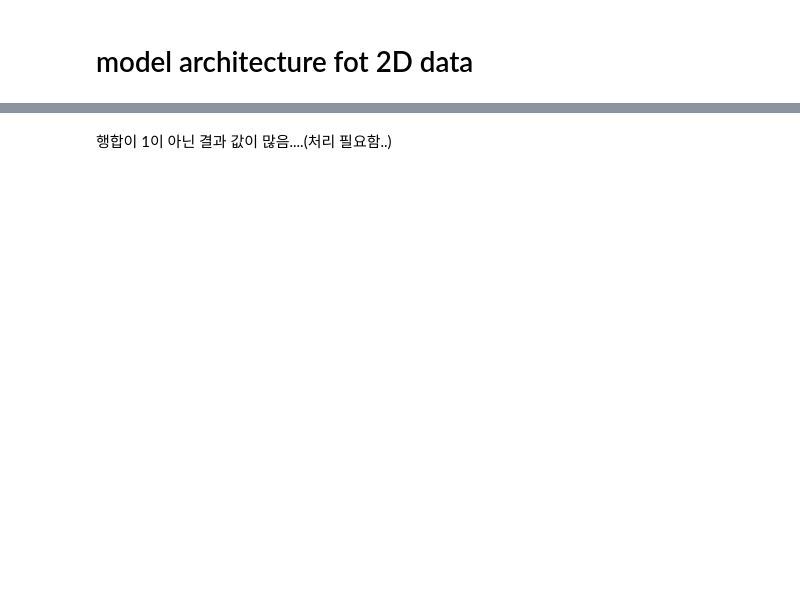
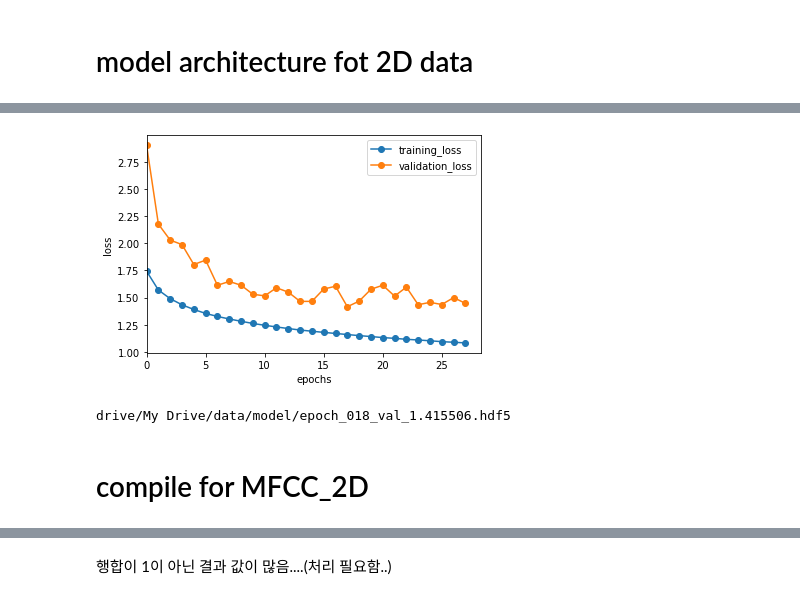
Before and after one commit to 100jy/voice_competition, a Jupyter notebook: baseline_코드.ipynb, the cells around one changed output, grey strips where cells are left out. Cells and saved outputs as stored; diff of their text form; code cells hidden in the pictures; blank space fills up the shorter version.

```diff
--- a/baseline_코드.ipynb
+++ b/baseline_코드.ipynb
@@ -194,14 +272,0 @@ history = model.fit(x_train, y_train, epochs = 100, batch_size = 256, validation
-# %%
-model_path = 'drive/My Drive/data/model/'
-if not os.path.exists(model_path):
-  os.mkdir(model_path)
-
-# validattion 기준 모델 갱신
-model_file = model_path + 'epoch_{epoch:03d}_val_{val_loss:3f}.hdf5'
-checkpoint = ModelCheckpoint(filepath = model_file, monitor = 'val_loss', verbose = 1, save_best_only =True)
-
-#10회간 validatation 좋아지지 않으면 early stop
-early_stop = EarlyStopping(monitor = 'val_loss', patience = 10)
-
-history = model.fit(x_train, y_train, epochs = 100, batch_size = 256, validation_split = 0.2, shuffle = True,
-                    callbacks = [checkpoint, early_stop])
@@ -257,0 +303,14 @@ drive/My Drive/data/model/epoch_008_val_1.724779.hdf5
+# %%
+model_path = 'drive/My Drive/data/model/'
+if not os.path.exists(model_path):
+  os.mkdir(model_path)
+
+# validattion 기준 모델 갱신
+model_file = model_path + 'epoch_{epoch:03d}_val_{val_loss:3f}.hdf5'
+checkpoint = ModelCheckpoint(filepath = model_file, monitor = 'val_loss', verbose = 1, save_best_only =True)
+
+#10회간 validatation 좋아지지 않으면 early stop
+early_stop = EarlyStopping(monitor = 'val_loss', patience = 10)
+
+history = model.fit(x_train, y_train, epochs = 100, batch_size = 64, validation_split = 0.2, shuffle = True,
+                    callbacks = [checkpoint, early_stop])
@@ -257,0 +335,42 @@ drive/My Drive/data/model/epoch_008_val_1.724779.hdf5
+# %%
+# 훈련 결과를 확인합니다.
+# validation 성능 fool하다....
+plt.plot(history.epoch, history.history['loss'], '-o', label='training_loss')
+plt.plot(history.epoch, history.history['val_loss'], '-o', label='validation_loss')
+plt.legend()
+plt.xlim(left=0)
+plt.xlabel('epochs')
+plt.ylabel('loss')
+plt.show()
+# %% [output]
+[figure, added]
+# %%
+# 검증 wav 파일로부터 Feature를 만듭니다.
+
+x_test = pd.read_pickle('drive/My Drive/data/x_test_MFCC.pickle')
+x_test = x_test.values
+x_test = list((map(lambda x : x / max(x),x_test)))
+x_test =  np.array(x_test)
+'''
+x_test = pd.read_pickle('drive/My Drive/data/x_test_normalized.pickle')
+x_test = x_test.values
+#x_test = x_test.reshape(x_test.shape[0], x_test.shape[1], 1)
+'''
+x_test = x_test.reshape(x_test.shape[0], 40,-1, 1)
+
+# 가장 좋은 모델의 weight를 불러옵니다.
+weigth_file = glob('drive/My Drive/data/model/*.hdf5')[-1]
+print(weigth_file)
+model.load_weights(weigth_file)
+
+# 예측 수행
+y_pred = model.predict(x_test)
+
+# 예측 결과로 제출 파일을 생성합니다.
+submission = pd.read_csv('drive/My Drive/data/submission.csv', index_col=0)
+submission.loc[:, :] = y_pred
+submission.to_csv('drive/My Drive/data/submission.csv')
+# %% [output]
+drive/My Drive/data/model/epoch_018_val_1.415506.hdf5
+# %% [markdown]
+# compile for MFCC_2D
```
Also changed, not shown: parts of 23 cells of this notebook.
